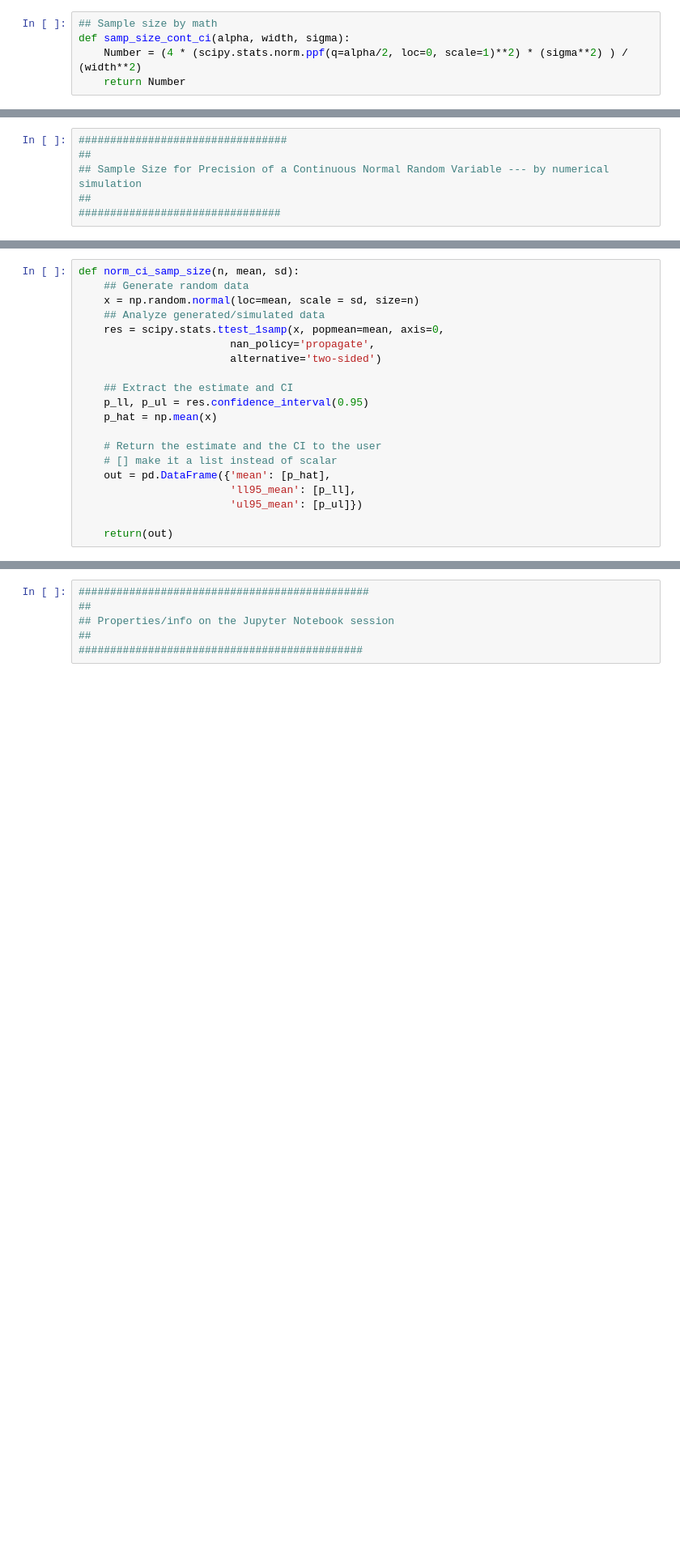
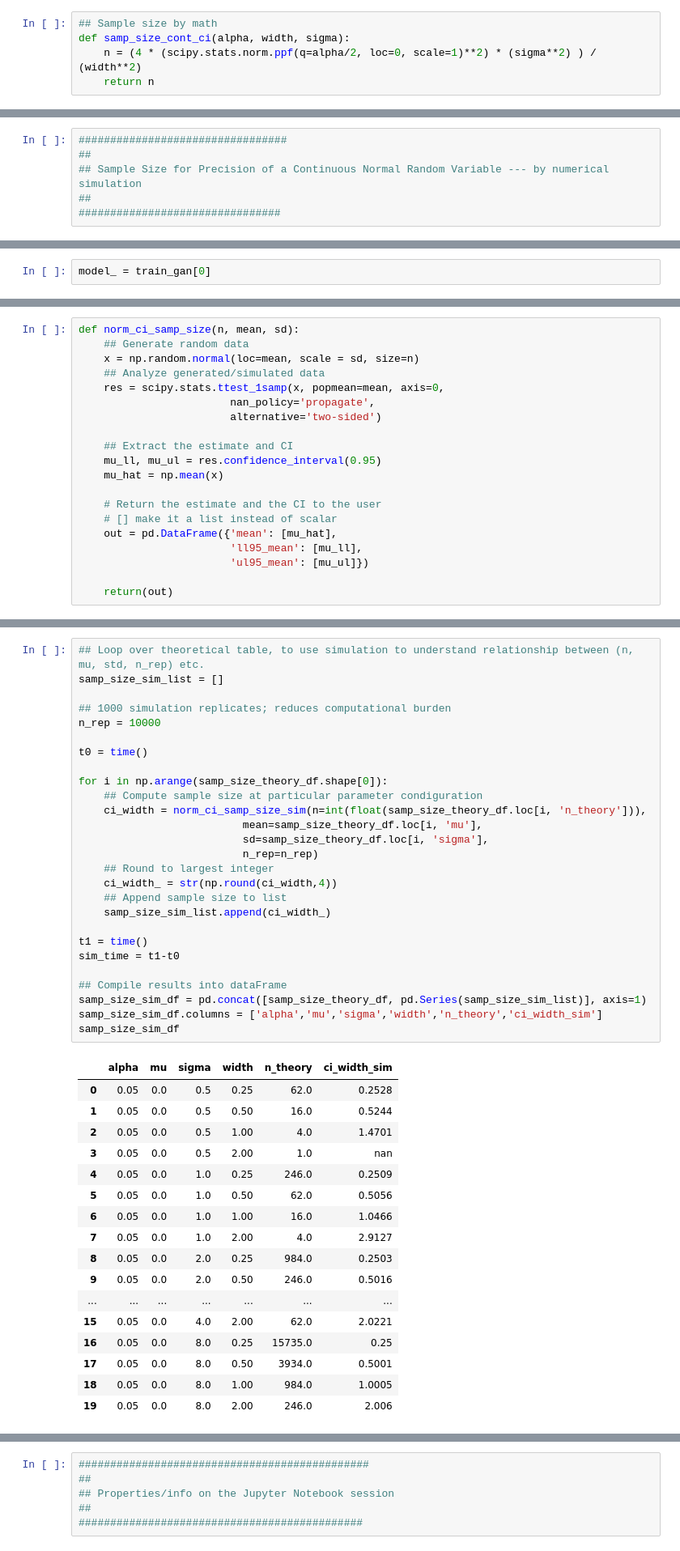
Before and after one commit to bettytan123/Sample-Size-Calculation, a Jupyter notebook: Python_SampleSize_ConfidenceInterval_ContinuousMean.ipynb, the cells around one changed output, grey strips where cells are left out. Shown: that part at 81% size. Drawn from its saved outputs; the diff is of its cells as text; blank space fills up the shorter version.

```diff
--- a/Python_SampleSize_ConfidenceInterval_ContinuousMean.ipynb
+++ b/Python_SampleSize_ConfidenceInterval_ContinuousMean.ipynb
@@ -63,8 +93,8 @@ scipy.stats.norm.ppf(q=0.025, loc=0, scale=1)
 # %%
 ## Sample size by math
 def samp_size_cont_ci(alpha, width, sigma):
-    Number = (4 * (scipy.stats.norm.ppf(q=alpha/2, loc=0, scale=1)**2) * (sigma**2) ) / (width**2)
-    return Number
+    n = (4 * (scipy.stats.norm.ppf(q=alpha/2, loc=0, scale=1)**2) * (sigma**2) ) / (width**2)
+    return n
 # %%
 samp_size_cont_ci(alpha=0.05, width=0.6, sigma=1) # 42.68288
 # %% [output]
@@ -94,0 +549,2 @@ TtestResult(statistic=1.067948122506726, pvalue=0.2916439828881932, df=42)
+# %%
+model_ = train_gan[0]
@@ -102,14 +723,14 @@ def norm_ci_samp_size(n, mean, sd):
                         alternative='two-sided')
 
     ## Extract the estimate and CI
-    p_ll, p_ul = res.confidence_interval(0.95)
-    p_hat = np.mean(x)
+    mu_ll, mu_ul = res.confidence_interval(0.95)
+    mu_hat = np.mean(x)
 
     # Return the estimate and the CI to the user
     # [] make it a list instead of scalar
-    out = pd.DataFrame({'mean': [p_hat],
-                        'll95_mean': [p_ll],
-                        'ul95_mean': [p_ul]})
+    out = pd.DataFrame({'mean': [mu_hat],
+                        'll95_mean': [mu_ll],
+                        'ul95_mean': [mu_ul]})
 
     return(out)
 # %%
@@ -161,0 +765,45 @@ ci_width is 0.6123173531216268
+# %%
+## Loop over theoretical table, to use simulation to understand relationship between (n, mu, std, n_rep) etc.
+samp_size_sim_list = []
+
+## 1000 simulation replicates; reduces computational burden
+n_rep = 10000
+
+t0 = time()
+
+for i in np.arange(samp_size_theory_df.shape[0]):
+    ## Compute sample size at particular parameter condiguration
+    ci_width = norm_ci_samp_size_sim(n=int(float(samp_size_theory_df.loc[i, 'n_theory'])),
+                          mean=samp_size_theory_df.loc[i, 'mu'],
+                          sd=samp_size_theory_df.loc[i, 'sigma'],
+                          n_rep=n_rep)
+    ## Round to largest integer
+    ci_width_ = str(np.round(ci_width,4))
+    ## Append sample size to list
+    samp_size_sim_list.append(ci_width_)
+
+t1 = time()
+sim_time = t1-t0
+
+## Compile results into dataFrame
+samp_size_sim_df = pd.concat([samp_size_theory_df, pd.Series(samp_size_sim_list)], axis=1)
+samp_size_sim_df.columns = ['alpha','mu','sigma','width','n_theory','ci_width_sim']
+samp_size_sim_df
+# %% [output]
+|  | alpha | mu | sigma | width | n_theory | ci_width_sim |
+| 0 | 0.05 | 0.0 | 0.5 | 0.25 | 62.0 | 0.2528 |
+| 1 | 0.05 | 0.0 | 0.5 | 0.50 | 16.0 | 0.5244 |
+| 2 | 0.05 | 0.0 | 0.5 | 1.00 | 4.0 | 1.4701 |
+| 3 | 0.05 | 0.0 | 0.5 | 2.00 | 1.0 | nan |
+| 4 | 0.05 | 0.0 | 1.0 | 0.25 | 246.0 | 0.2509 |
+| 5 | 0.05 | 0.0 | 1.0 | 0.50 | 62.0 | 0.5056 |
+| 6 | 0.05 | 0.0 | 1.0 | 1.00 | 16.0 | 1.0466 |
+| 7 | 0.05 | 0.0 | 1.0 | 2.00 | 4.0 | 2.9127 |
+| 8 | 0.05 | 0.0 | 2.0 | 0.25 | 984.0 | 0.2503 |
+| 9 | 0.05 | 0.0 | 2.0 | 0.50 | 246.0 | 0.5016 |
+| ... | ... | ... | ... | ... | ... | ... |
+| 15 | 0.05 | 0.0 | 4.0 | 2.00 | 62.0 | 2.0221 |
+| 16 | 0.05 | 0.0 | 8.0 | 0.25 | 15735.0 | 0.25 |
+| 17 | 0.05 | 0.0 | 8.0 | 0.50 | 3934.0 | 0.5001 |
+| 18 | 0.05 | 0.0 | 8.0 | 1.00 | 984.0 | 1.0005 |
+| 19 | 0.05 | 0.0 | 8.0 | 2.00 | 246.0 | 2.006 |
```
Also changed, not shown: parts of 39 cells of this notebook.
